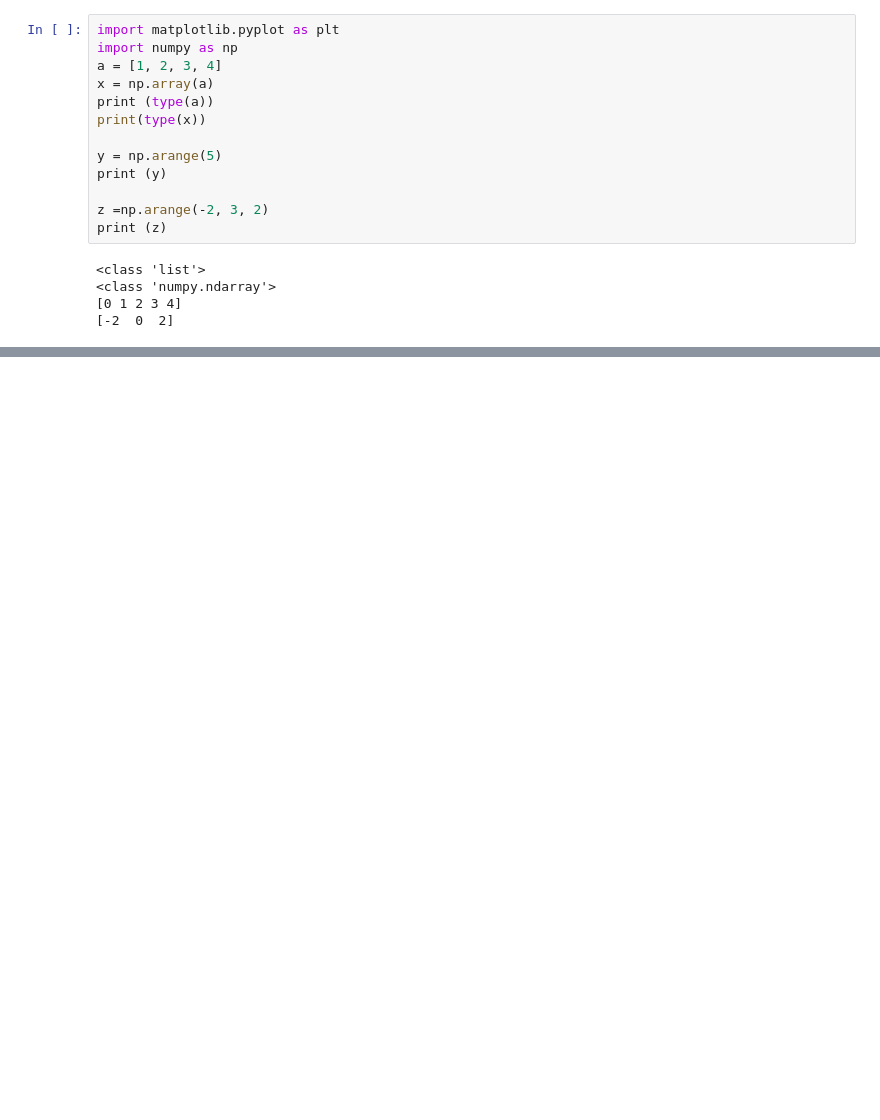
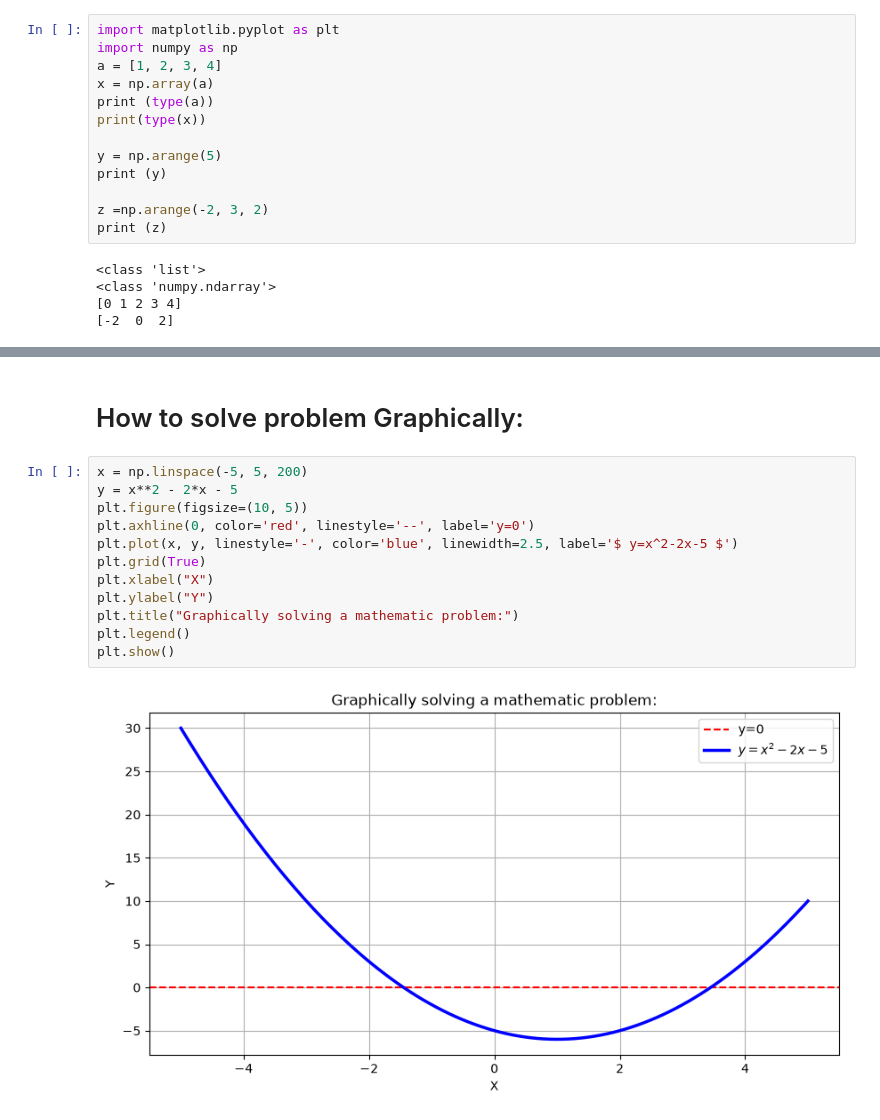
Before and after one commit to alirm9/newrep, a Jupyter notebook: pytonlab.ipynb, the cells around one changed output, grey strips where cells are left out. Cells and saved outputs as stored; diff of their text form; blank space fills up the shorter version.

```diff
--- a/pytonlab.ipynb
+++ b/pytonlab.ipynb
@@ -46,0 +94,16 @@ plt.show()
+# %% [markdown]
+# How to solve problem Graphically:
+# %%
+x = np.linspace(-5, 5, 200)
+y = x**2 - 2*x - 5
+plt.figure(figsize=(10, 5))
+plt.axhline(0, color='red', linestyle='--', label='y=0')
+plt.plot(x, y, linestyle='-', color='blue', linewidth=2.5, label='$ y=x^2-2x-5 $')
+plt.grid(True)
+plt.xlabel("X")
+plt.ylabel("Y")
+plt.title("Graphically solving a mathematic problem:")
+plt.legend()
+plt.show()
+# %% [output]
+[figure, added]
```
Also changed, not shown: parts of 5 cells of this notebook, 1 other file.
